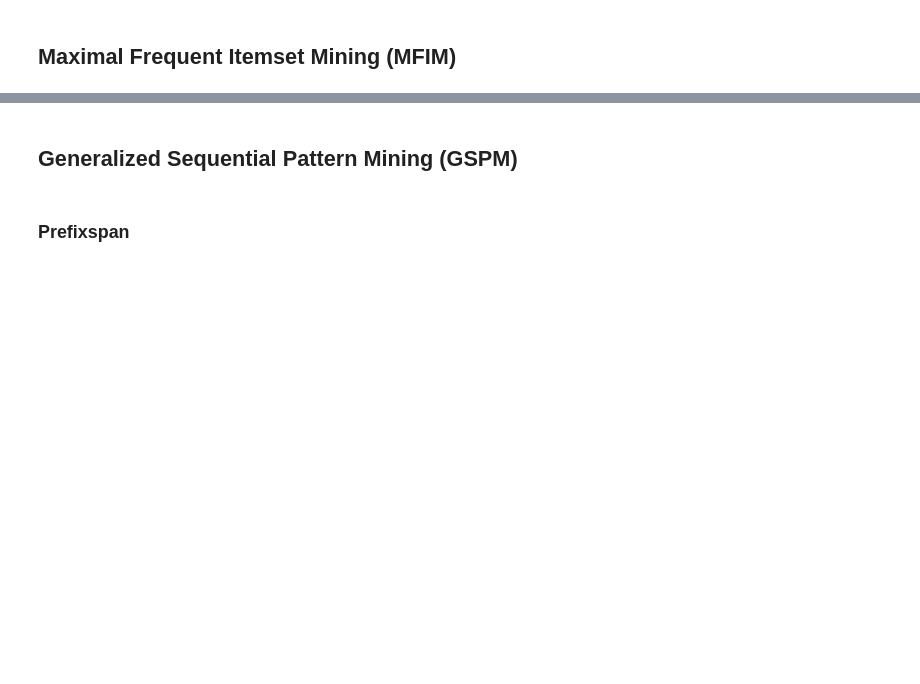
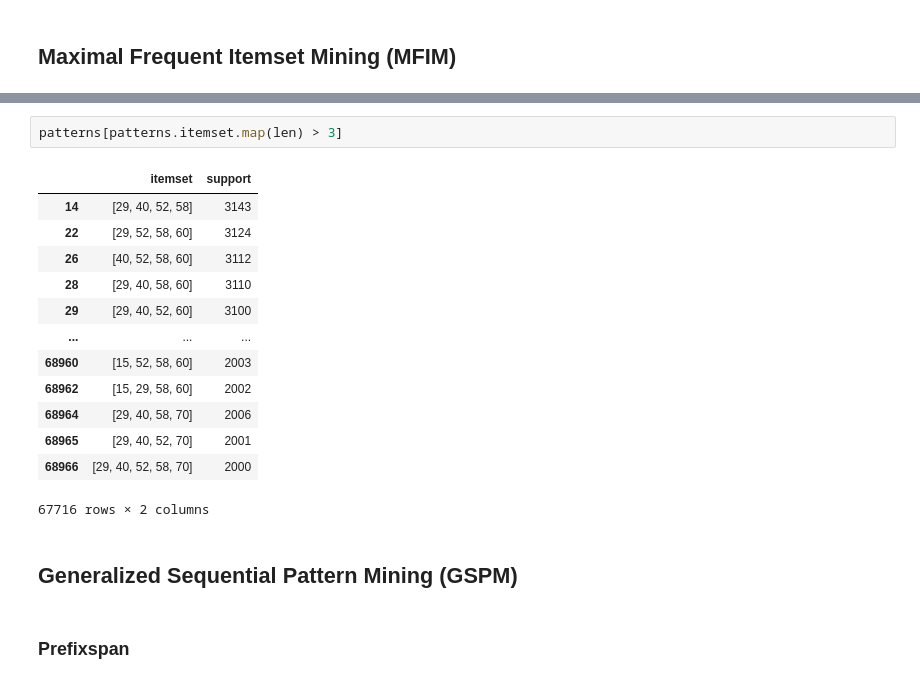
Before and after one commit to pankajr141/experiments, a Jupyter notebook: Reasoning/DataMining/datamining_frequent_itemset.ipynb, the cells around one changed output, grey strips where cells are left out. Cells and saved outputs as stored; diff of their text form; blank space fills up the shorter version.

```diff
--- a/Reasoning/DataMining/datamining_frequent_itemset.ipynb
+++ b/Reasoning/DataMining/datamining_frequent_itemset.ipynb
@@ -223,3 +266,19 @@ Wall time: 11.1 ms
+# %%
+patterns[patterns.itemset.map(len) > 3]
+# %% [output]
+|  | itemset | support |
+| 14 | [29, 40, 52, 58] | 3143 |
+| 22 | [29, 52, 58, 60] | 3124 |
+| 26 | [40, 52, 58, 60] | 3112 |
+| 28 | [29, 40, 58, 60] | 3110 |
+| 29 | [29, 40, 52, 60] | 3100 |
+| ... | ... | ... |
+| 68960 | [15, 52, 58, 60] | 2003 |
+| 68962 | [15, 29, 58, 60] | 2002 |
+| 68964 | [29, 40, 58, 70] | 2006 |
+| 68965 | [29, 40, 52, 70] | 2001 |
+| 68966 | [29, 40, 52, 58, 70] | 2000 |
+67716 rows × 2 columns
 # %% [markdown]
 ## Generalized Sequential Pattern Mining (GSPM)
 # %% [markdown]
```
Also changed, not shown: parts of 22 cells of this notebook.
